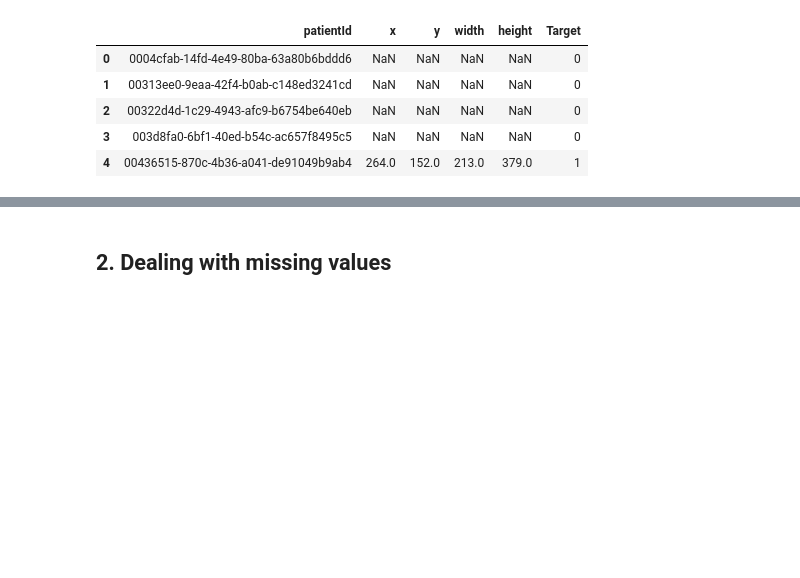
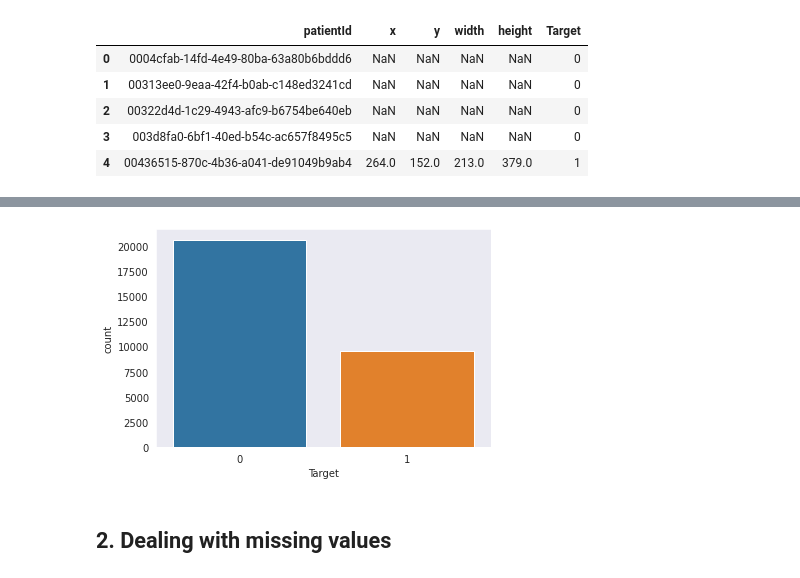
Before and after one commit to arvindhvasu/GL_Pneumonia_Detection, a Jupyter notebook: Project_CV_Pneumonia.ipynb, the cells around one changed output, grey strips where cells are left out. Cells and saved outputs as stored; diff of their text form; code cells hidden in the pictures; blank space fills up the shorter version.

```diff
--- a/Project_CV_Pneumonia.ipynb
+++ b/Project_CV_Pneumonia.ipynb
@@ -137,3 +171,9 @@ All rows with columns X to width (L-R) have NaN which means patients with NaN, t
+# %%
+figure()
+countplot(data=df_train_labels,x="Target")
+show()
+# %% [output]
+[figure, added]
 # %% [markdown]
 ## **2. Dealing with missing values**
 # %%
```
Also changed, not shown: parts of 17 cells of this notebook.
